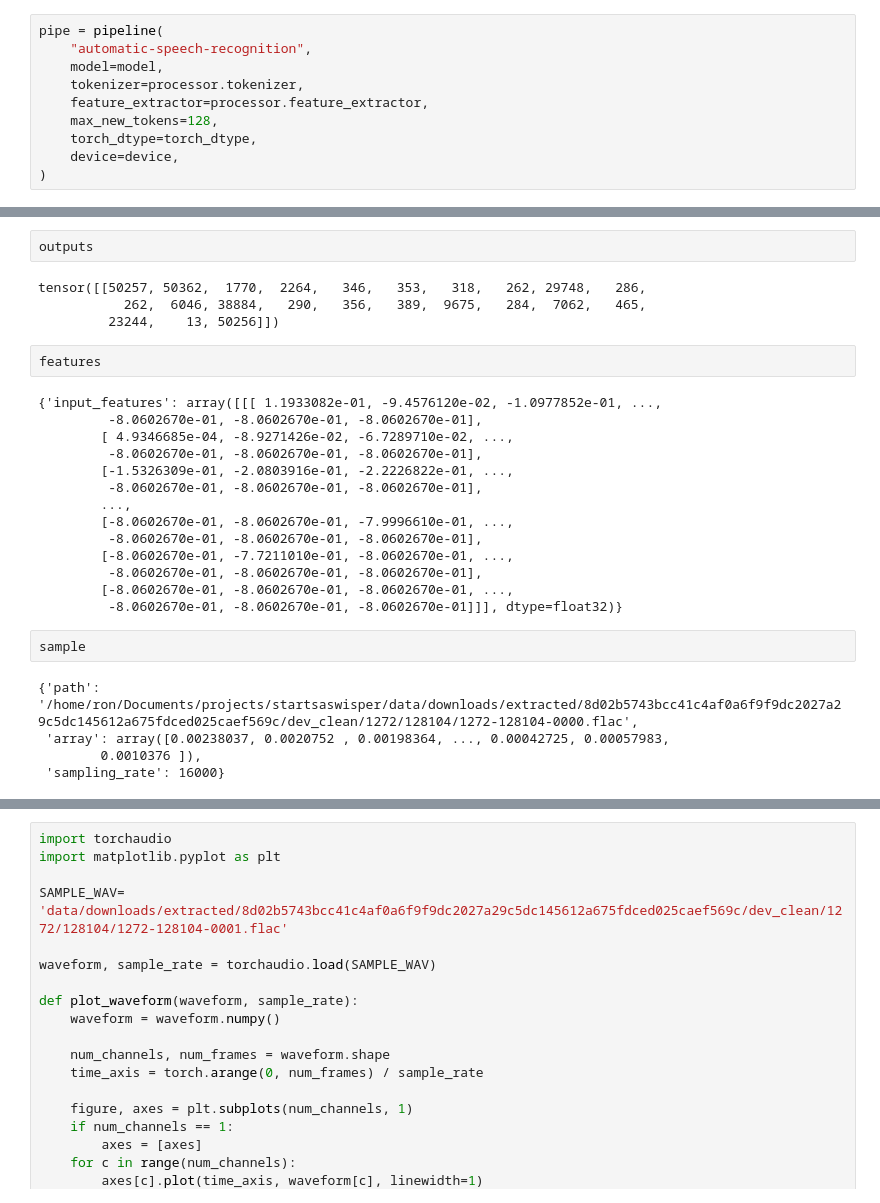
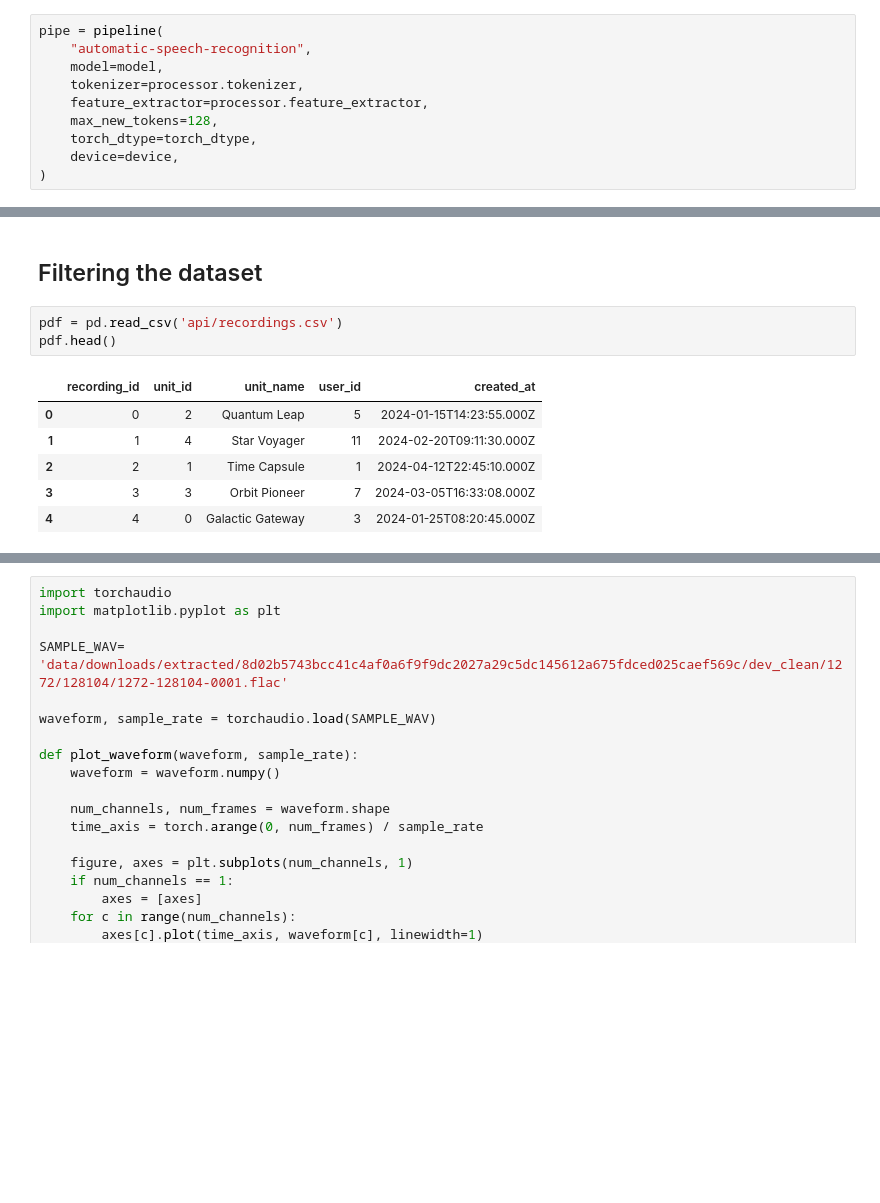
Before and after one commit to Warhorze/startsaswisper, a Jupyter notebook: notebook.ipynb, the cells around one changed output, grey strips where cells are left out. Cells and saved outputs as stored; diff of their text form; blank space fills up the shorter version.

```diff
--- a/notebook.ipynb
+++ b/notebook.ipynb
@@ -164,29 +193,12 @@ Passing `trust_remote_code=True` will be mandatory to load this dataset from the
-# %%
-outputs
-# %% [output]
-tensor([[50257, 50362,  1770,  2264,   346,   353,   318,   262, 29748,   286,
-           262,  6046, 38884,   290,   356,   389,  9675,   284,  7062,   465,
-         23244,    13, 50256]])
-# %%
-features
-# %% [output]
-{'input_features': array([[[ 1.1933082e-01, -9.4576120e-02, -1.0977852e-01, ...,
-         -8.0602670e-01, -8.0602670e-01, -8.0602670e-01],
-        [ 4.9346685e-04, -8.9271426e-02, -6.7289710e-02, ...,
-         -8.0602670e-01, -8.0602670e-01, -8.0602670e-01],
-        [-1.5326309e-01, -2.0803916e-01, -2.2226822e-01, ...,
-         -8.0602670e-01, -8.0602670e-01, -8.0602670e-01],
-        ...,
-        [-8.0602670e-01, -8.0602670e-01, -7.9996610e-01, ...,
-         -8.0602670e-01, -8.0602670e-01, -8.0602670e-01],
-        [-8.0602670e-01, -7.7211010e-01, -8.0602670e-01, ...,
-         -8.0602670e-01, -8.0602670e-01, -8.0602670e-01],
-        [-8.0602670e-01, -8.0602670e-01, -8.0602670e-01, ...,
-         -8.0602670e-01, -8.0602670e-01, -8.0602670e-01]]], dtype=float32)}
-# %%
-sample
-# %% [output]
-{'path': '/home/ron/Documents/projects/startsaswisper/data/downloads/extracted/8d02b5743bcc41c4af0a6f9f9dc2027a29c5dc145612a675fdced025caef569c/dev_clean/1272/128104/1272-128104-0000.flac',
- 'array': array([0.00238037, 0.0020752 , 0.00198364, ..., 0.00042725, 0.00057983,
-        0.0010376 ]),
- 'sampling_rate': 16000}
+# %% [markdown]
+## Filtering the dataset
+# %%
+pdf = pd.read_csv('api/recordings.csv')
+pdf.head()
+# %% [output]
+|  | recording_id | unit_id | unit_name | user_id | created_at |
+| 0 | 0 | 2 | Quantum Leap | 5 | 2024-01-15T14:23:55.000Z |
+| 1 | 1 | 4 | Star Voyager | 11 | 2024-02-20T09:11:30.000Z |
+| 2 | 2 | 1 | Time Capsule | 1 | 2024-04-12T22:45:10.000Z |
+| 3 | 3 | 3 | Orbit Pioneer | 7 | 2024-03-05T16:33:08.000Z |
+| 4 | 4 | 0 | Galactic Gateway | 3 | 2024-01-25T08:20:45.000Z |
```
Also changed, not shown: parts of 19 cells of this notebook, 4 other files.
